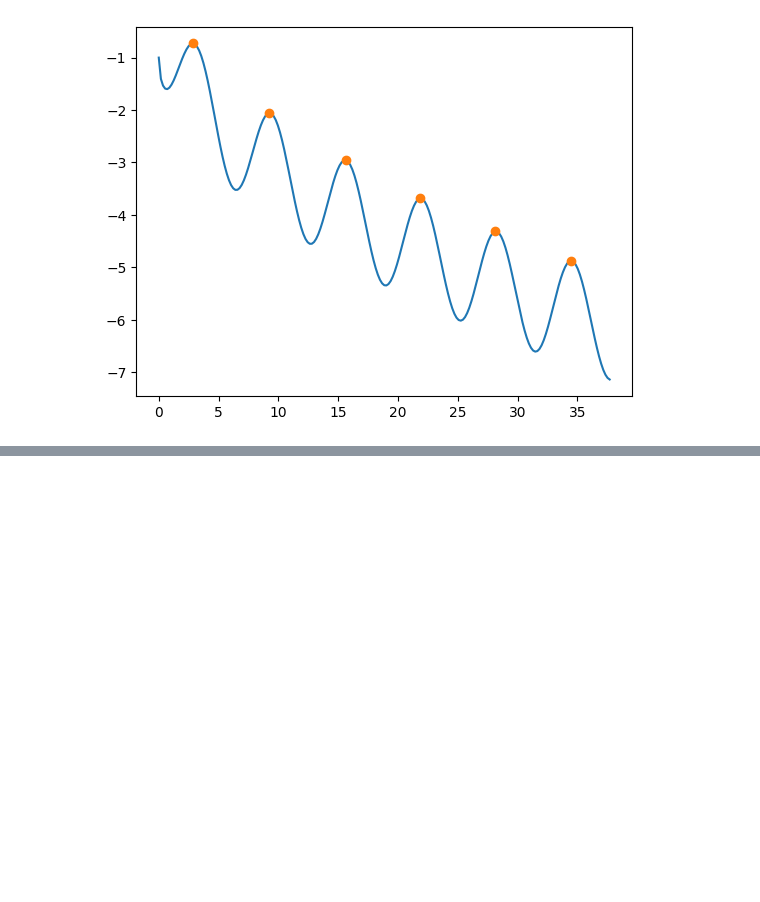
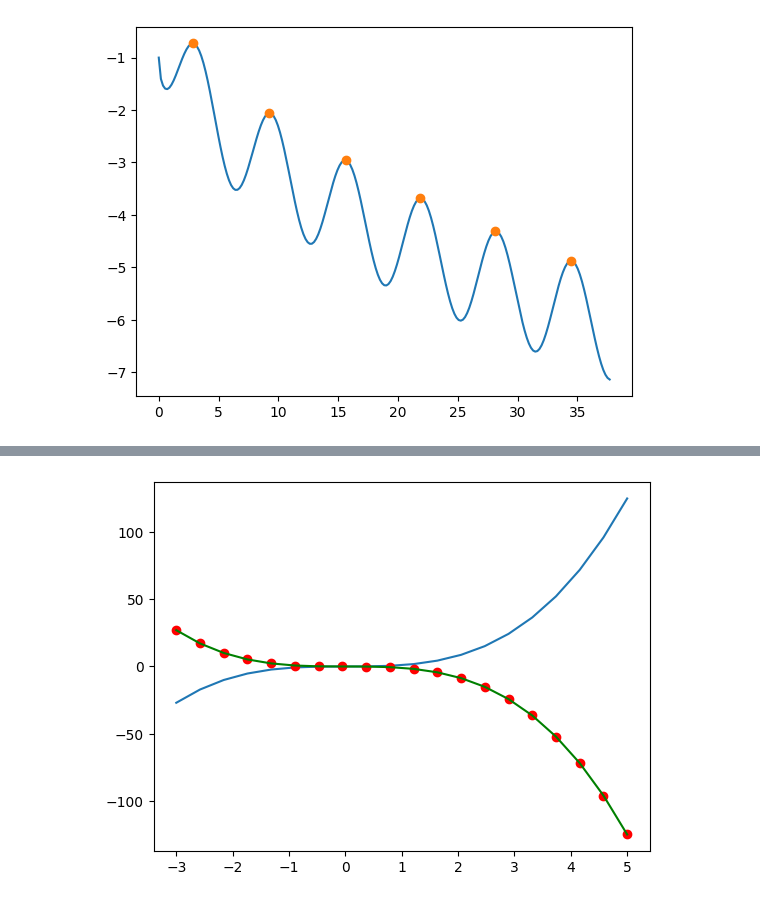
Before and after one commit to yaowenqiang/master_math_by_coding_in_python, a Jupyter notebook: differences.ipynb, the cells around one changed output, grey strips where cells are left out. Drawn from its saved outputs; the diff is of its cells as text; code cells hidden in the pictures; blank space fills up the shorter version.

```diff
--- a/differences.ipynb
+++ b/differences.ipynb
@@ -563,0 +573,11 @@ plt.show()
+# %%
+f_odd = x**3
+f_odd_neg = (-x)**3
+f_neg_odd = -f_odd
+plt.plot(x,f_odd)
+plt.plot(x,f_odd_neg,'ro')
+plt.plot(x,f_neg_odd,'g')
+
+plt.show()
+# %% [output]
+[figure, added]
```
Also changed, not shown: parts of 3 cells of this notebook, 1 other file.
